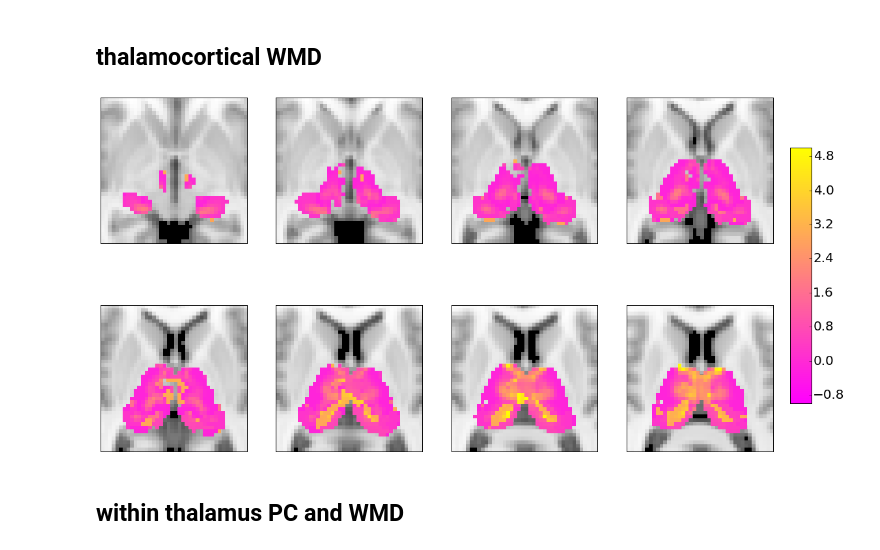
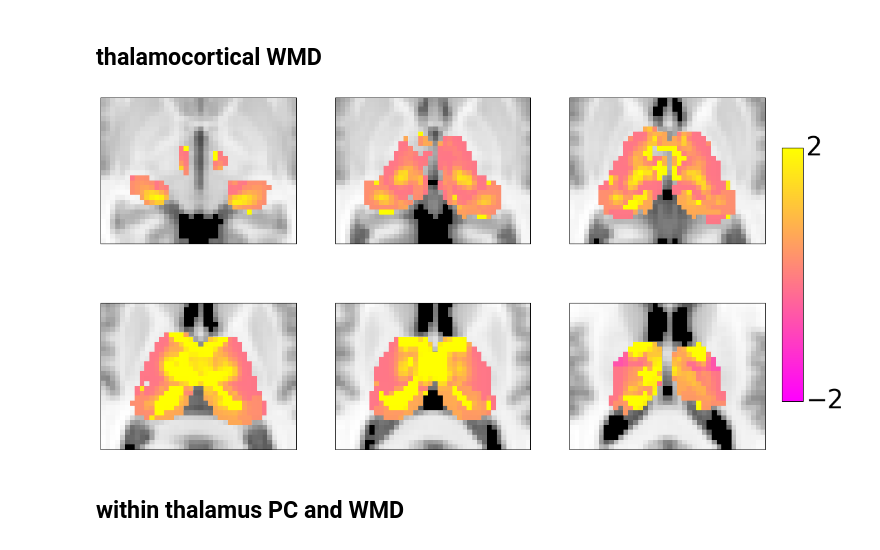
Before and after one commit to kaihwang/FuncParcel, a Jupyter notebook: Visualize_WTA_maps.ipynb, the cells around one changed output. Drawn from its saved outputs; the diff is of its cells as text; code cells hidden in the pictures.

Commit message:
updates for figures.

```diff
--- a/Visualize_WTA_maps.ipynb
+++ b/Visualize_WTA_maps.ipynb
@@ -186,19 +186,19 @@ def visualize_nodal_property(CIs, lb, ub, savepath):
     #cmap = colors.ListedColormap(['blue', 'red', 'cyan', 'yellow', 'green'])
     cmap = plt.get_cmap('spring')
     # display slice by slice
-    Z_slices = range(np.min(Thalamus_voxel_coordinate[:,2])+2, np.max(Thalamus_voxel_coordinate[:,2])-4,1)
+    Z_slices = range(np.min(Thalamus_voxel_coordinate[:,2])+2, np.max(Thalamus_voxel_coordinate[:,2])-1,2)
     fig = plt.figure()
     for i, Z_slice in enumerate(Z_slices):
         a = plt.subplot(2, len(Z_slices)/2, i+1 )
         a.set_yticks([])
         a.set_xticks([])
-        plt.imshow(MNI_data[40:80, 25:65, Z_slice], cmap='gray', interpolation='nearest')
-        im=plt.imshow(Mask[40:80, 25:65, Z_slice],cmap=cmap, interpolation='none', vmin =lb, vmax=ub)
+        plt.imshow(MNI_data[40:70, 25:65, Z_slice], cmap='gray', interpolation='nearest')
+        im=plt.imshow(Mask[40:70, 25:65, Z_slice],cmap=cmap, interpolation='none', vmin =lb, vmax=ub)
         plt.ylim(plt.ylim()[::-1])
 
     cbar_ax = fig.add_axes([0.92,.25,.025,.52])
-    cbar = fig.colorbar(im, cax=cbar_ax)
-    cbar.ax.tick_params(labelsize=20)
+    cbar = fig.colorbar(im, cax=cbar_ax, ticks=[lb, ub])
+    cbar.ax.tick_params(labelsize=40)
     fig.set_size_inches(18.5,10.5)
     plt.savefig(savepath, bbox_inches='tight')
 # %% [markdown]
@@ -246,9 +246,9 @@ visualize_nodal_property(Tha_NNC[320:]/15, 0, 9, 'Data/Tha_NNC.png')
 # %% [markdown]
 ## thalamocortical WMD
 # %%
-visualize_nodal_property(Tha_WMD[320:]/15, -1, 5, 'Data/Tha_WMD.png')
+visualize_nodal_property(Tha_WMD[320:]/15, -2, 2, 'Data/Tha_WMD.png')
 # %% [output]
-[figure, old version]
+[figure, new version]
 # %% [markdown]
 ## within thalamus PC and WMD
 # %%
```
Also changed, not shown: parts of 8 cells of this notebook, 3 other files.
